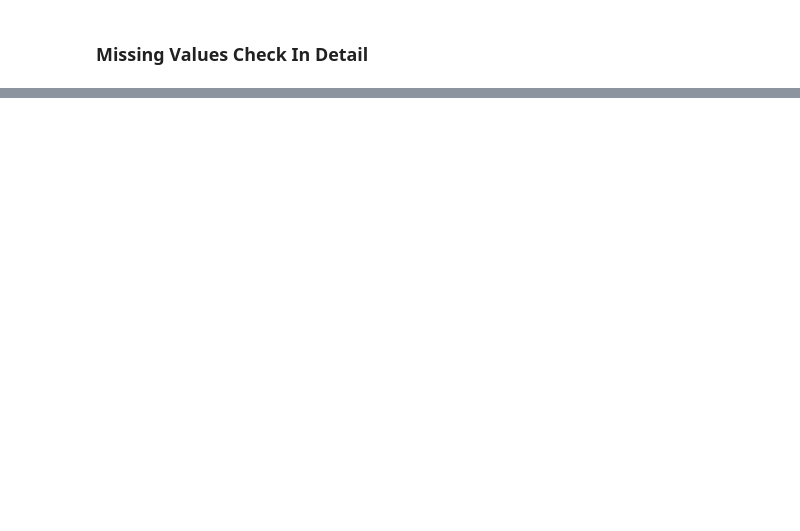
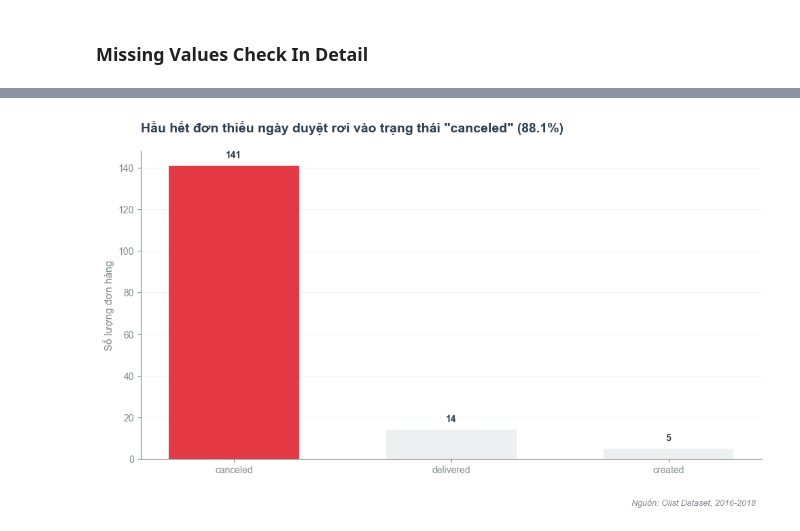
Before and after one commit to xuancuong1019/olist-customer-satisfaction-analysis, a Jupyter notebook: notebooks/01_sanity_check_cleaning.ipynb, the cells around one changed output, grey strips where cells are left out. Drawn from its saved outputs; the diff is of its cells as text; code cells hidden in the pictures; blank space fills up the shorter version.

Commit message:
Add checking for olist_orders and olist_product

```diff
--- a/notebooks/01_sanity_check_cleaning.ipynb
+++ b/notebooks/01_sanity_check_cleaning.ipynb
@@ -196,0 +141,86 @@ display(status_counts.rename('order_count').to_frame())
+# %%
+import pandas as pd
+import matplotlib.pyplot as plt
+
+# ==========================================
+# THIẾT LẬP STYLE THEO CHUẨN DA PROFESSIONAL
+# ==========================================
+COLOR_PRIMARY = '#2C3E50'
+COLOR_ACCENT_POS = '#2E86AB'
+COLOR_ACCENT_NEG = '#E63946'
+COLOR_NEUTRAL = '#ECF0F1'
+COLOR_TEXT_GRAY = "#8FA1A2"
+
+plt.rcParams.update({
+    'font.family': 'sans-serif',
+    'font.sans-serif': ['Arial', 'Helvetica', 'DejaVu Sans'],
+    'axes.spines.top': False,
+    'axes.spines.right': False,
+    'axes.edgecolor': COLOR_TEXT_GRAY,
+    'axes.grid': True,
+    'grid.color': COLOR_NEUTRAL,
+    'grid.linewidth': 0.5,
+    'axes.axisbelow': True,
+    'figure.facecolor': 'white',
+    'axes.facecolor': 'white',
+})
+
+# ==========================================
+# 1. ĐỌC VÀ XỬ LÝ DỮ LIỆU
+# ==========================================
+orders_file_path = '../data/raw/olist_orders_dataset.csv'
+df_orders = pd.read_csv(orders_file_path)
+
+# Lọc các dòng thiếu order_approved_at và đếm số lượng theo order_status
+missing_approved = df_orders[df_orders['order_approved_at'].isnull()]
+status_counts = missing_approved['order_status'].value_counts()
+
+# ==========================================
+# 2. VẼ BIỂU ĐỒ (BAR CHART THAY VÌ PIE CHART)
+# ==========================================
+fig, ax = plt.subplots(figsize=(10, 6))
+
+# Gán màu neutral cho tất cả các cột (Rule 5)
+colors = [COLOR_NEUTRAL] * len(status_counts)
+# Highlight cột cao nhất (rủi ro/bất thường nhất) bằng màu Accent Cảnh báo
+if len(colors) > 0:
+    colors[0] = COLOR_ACCENT_NEG
+
+# Vẽ Bar chart sắp xếp giảm dần tự nhiên từ value_counts() (Rule 3)
+bars = ax.bar(status_counts.index, status_counts.values, color=colors, width=0.6)
+
+# Thêm Data label trực tiếp trên từng cột (Rule 5)
+for bar in bars:
+    yval = bar.get_height()
+    if yval > 0:
+        ax.text(bar.get_x() + bar.get_width()/2, yval + (status_counts.max() * 0.02),
+                f'{int(yval):,}', ha='center', va='bottom',
+                fontsize=10, color=COLOR_PRIMARY, fontweight='bold')
+
+# Tự động tính toán số liệu để viết Title dạng Insight (Rule 2)
+if not status_counts.empty:
+    top_status = status_counts.index[0]
+    top_pct = (status_counts.values[0] / status_counts.sum()) * 100
+    insight_title = f'Hầu hết đơn thiếu ngày duyệt rơi vào trạng thái "{top_status}" ({top_pct:.1f}%)'
+else:
+    insight_title = 'Không có đơn hàng nào bị thiếu ngày duyệt'
+
+ax.set_title(insight_title, fontsize=14, fontweight='bold', color=COLOR_PRIMARY, loc='left', pad=20)
+
+# Tùy chỉnh trục và label (Rule 3 & Rule 5)
+ax.set_ylabel('Số lượng đơn hàng', color=COLOR_TEXT_GRAY, fontsize=11)
+ax.tick_params(axis='x', colors=COLOR_TEXT_GRAY, labelsize=10)
+ax.tick_params(axis='y', colors=COLOR_TEXT_GRAY, labelsize=10)
+
+# Giữ gridline ngang, bỏ gridline dọc (lưu ý: axis='y' trong matplotlib vẽ đường ngang)
+ax.grid(axis='y', color=COLOR_NEUTRAL, linestyle='-')
+ax.grid(axis='x', visible=False)
+
+# Ghi nguồn dữ liệu ở góc dưới phải (Rule 5)
+ax.text(0.99, -0.15, 'Nguồn: Olist Dataset, 2016-2018', transform=ax.transAxes,
+        ha='right', fontsize=9, color=COLOR_TEXT_GRAY, style='italic')
+
+plt.tight_layout()
+plt.show()
+# %% [output]
+[figure, added]
```
Also changed, not shown: parts of 13 cells of this notebook.
